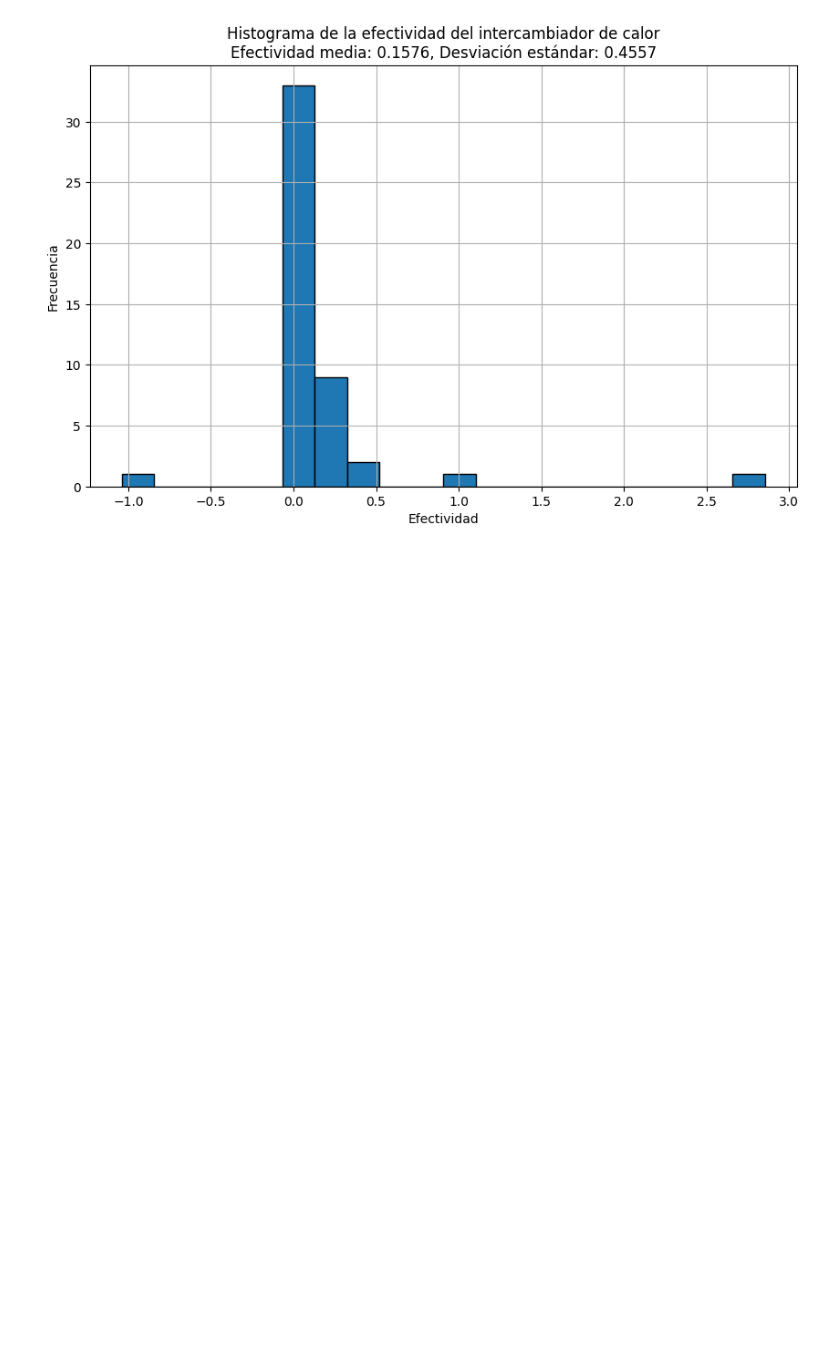
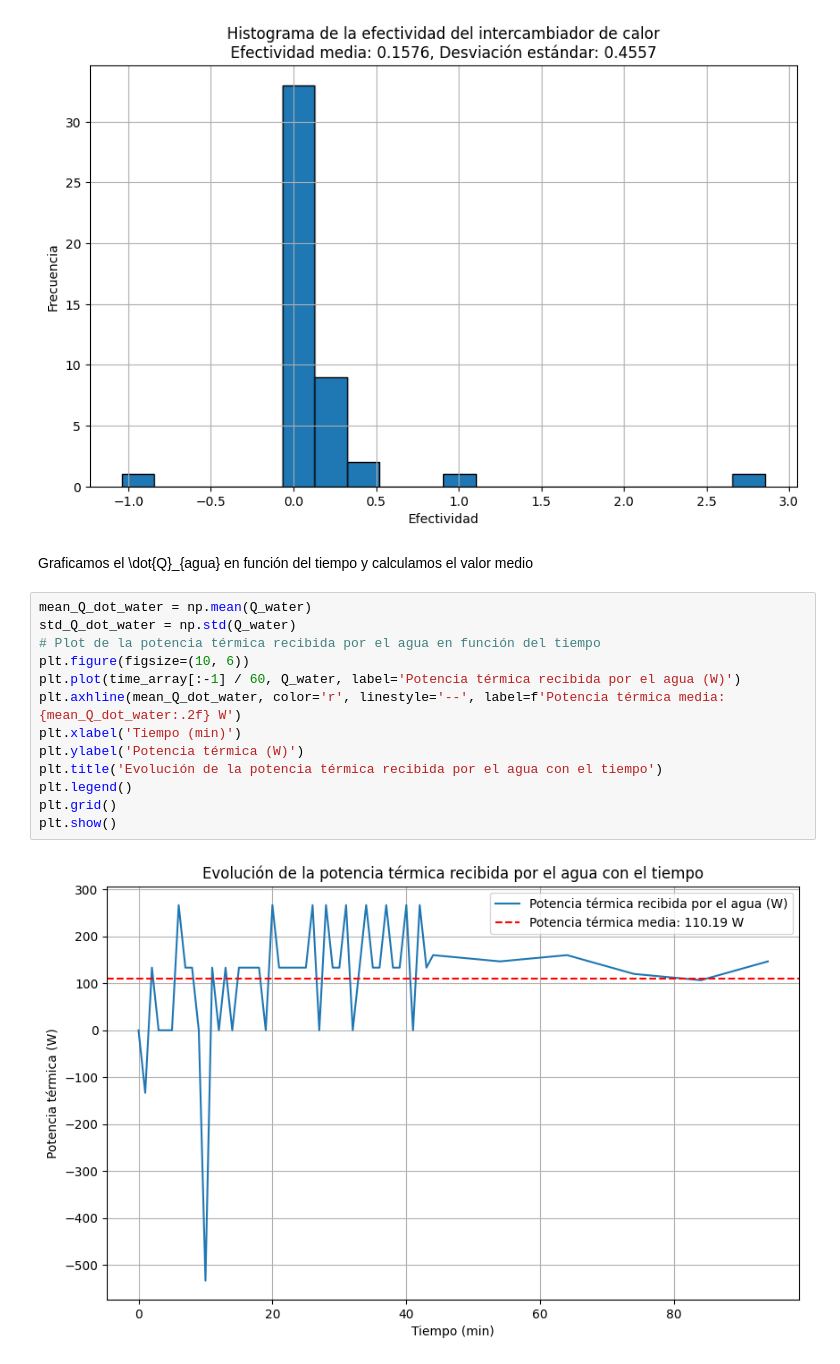
Before and after one commit to AlonsoEspinoza8/Proyecto_Titulo_Enfriador, a Jupyter notebook: Enfriador/serpentin_en_tanque_oficial.ipynb, the cells around one changed output. Saved outputs shown, nothing was run; the diff lists cells and outputs as text; blank space fills up the shorter version.

```diff
--- a/Enfriador/serpentin_en_tanque_oficial.ipynb
+++ b/Enfriador/serpentin_en_tanque_oficial.ipynb
@@ -448,3 +448,20 @@ plt.grid()
 plt.show()
 # %% [output]
 [figure]
+# %% [markdown]
+Graficamos el \dot{Q}_{agua} en función del tiempo y calculamos el valor medio
+# %%
+mean_Q_dot_water = np.mean(Q_water)
+std_Q_dot_water = np.std(Q_water)
+# Plot de la potencia térmica recibida por el agua en función del tiempo
+plt.figure(figsize=(10, 6))
+plt.plot(time_array[:-1] / 60, Q_water, label='Potencia térmica recibida por el agua (W)')
+plt.axhline(mean_Q_dot_water, color='r', linestyle='--', label=f'Potencia térmica media: {mean_Q_dot_water:.2f} W')
+plt.xlabel('Tiempo (min)')
+plt.ylabel('Potencia térmica (W)')
+plt.title('Evolución de la potencia térmica recibida por el agua con el tiempo')
+plt.legend()
+plt.grid()
+plt.show()
+# %% [output]
+[figure, added]
```
Also changed, not shown: 2 other files.
